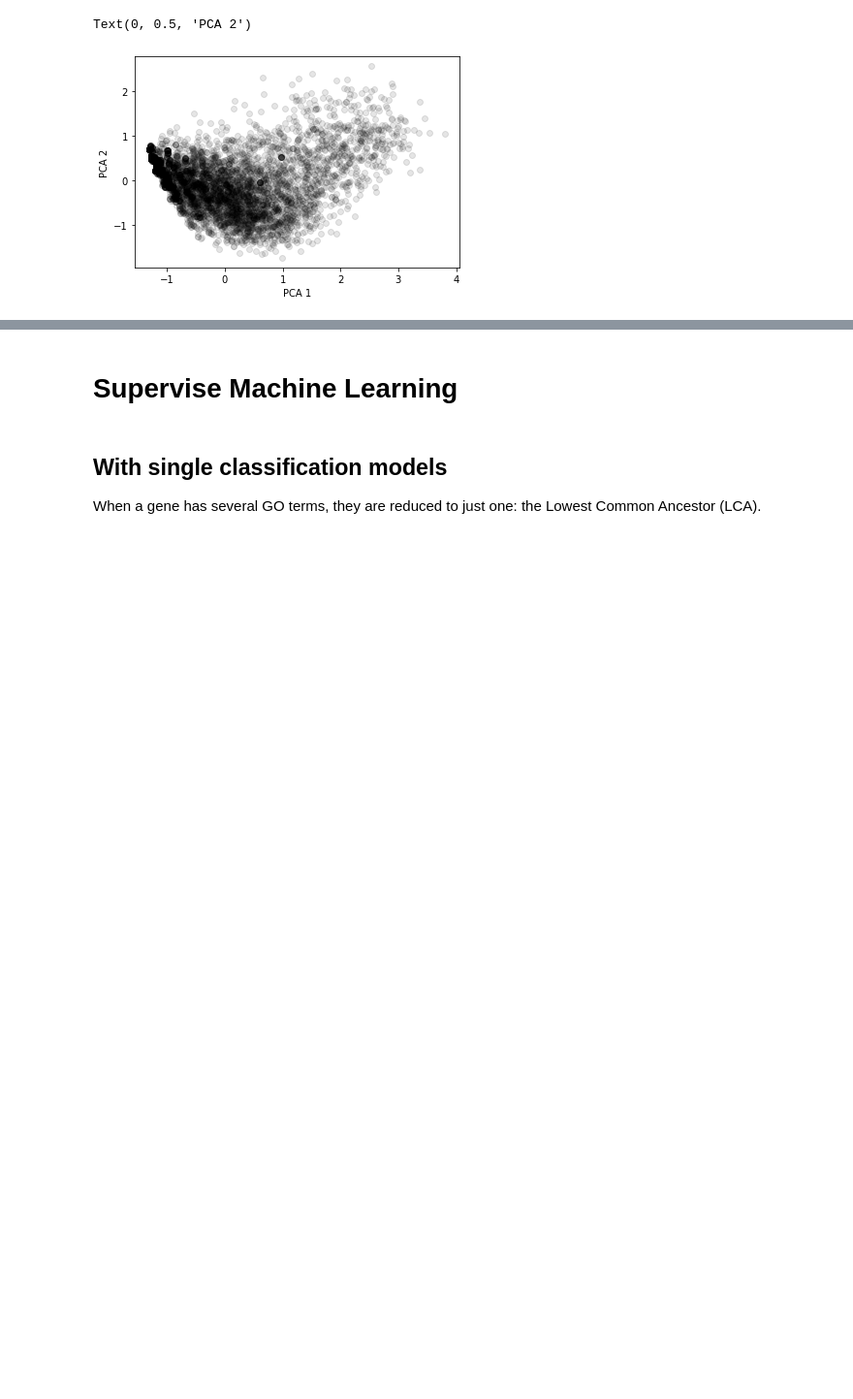
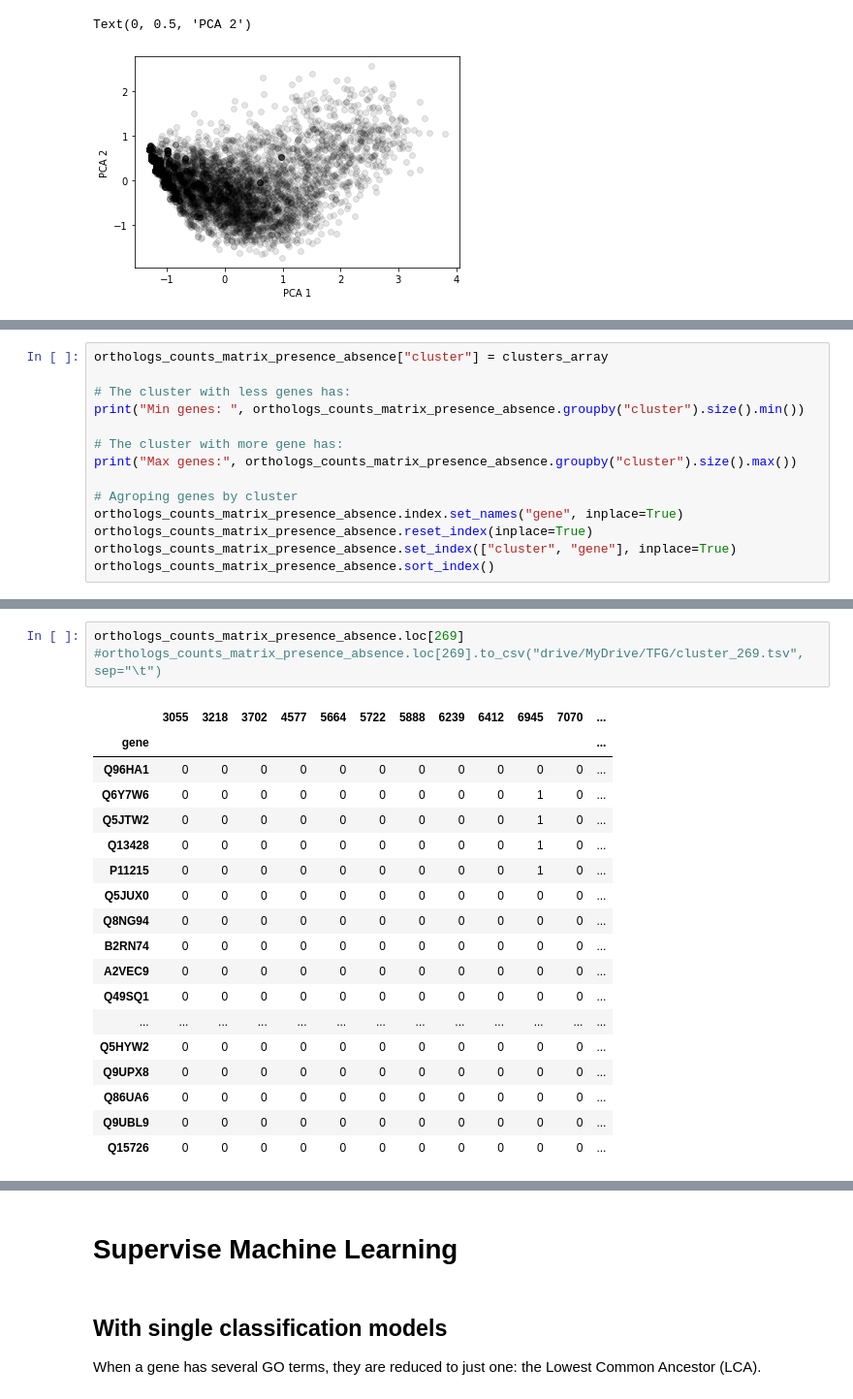
Before and after one commit to geovalexis/PP2GO, a Jupyter notebook: Methods.ipynb, the cells around one changed output, grey strips where cells are left out. Shown: that part at 97% size. Drawn from its saved outputs; the diff is of its cells as text; blank space fills up the shorter version.

```diff
--- a/Methods.ipynb
+++ b/Methods.ipynb
@@ -638,0 +703,14 @@ print(len(set(fcluster(Z, t=0, criterion='inconsistent'))))
+# %%
+orthologs_counts_matrix_presence_absence["cluster"] = clusters_array
+
+# The cluster with less genes has:
+print("Min genes: ", orthologs_counts_matrix_presence_absence.groupby("cluster").size().min())
+
+# The cluster with more gene has:
+print("Max genes:", orthologs_counts_matrix_presence_absence.groupby("cluster").size().max())
+
+# Agroping genes by cluster
+orthologs_counts_matrix_presence_absence.index.set_names("gene", inplace=True)
+orthologs_counts_matrix_presence_absence.reset_index(inplace=True)
+orthologs_counts_matrix_presence_absence.set_index(["cluster", "gene"], inplace=True)
+orthologs_counts_matrix_presence_absence.sort_index()
@@ -638,0 +757,22 @@ print(len(set(fcluster(Z, t=0, criterion='inconsistent'))))
+# %%
+orthologs_counts_matrix_presence_absence.loc[269]
+#orthologs_counts_matrix_presence_absence.loc[269].to_csv("drive/MyDrive/TFG/cluster_269.tsv", sep="\t")
+# %% [output]
+|  | 3055 | 3218 | 3702 | 4577 | 5664 | 5722 | 5888 | 6239 | 6412 | 6945 | 7070 | ... |
+| gene |  |  |  |  |  |  |  |  |  |  |  | ... |
+| Q96HA1 | 0 | 0 | 0 | 0 | 0 | 0 | 0 | 0 | 0 | 0 | 0 | ... |
+| Q6Y7W6 | 0 | 0 | 0 | 0 | 0 | 0 | 0 | 0 | 0 | 1 | 0 | ... |
+| Q5JTW2 | 0 | 0 | 0 | 0 | 0 | 0 | 0 | 0 | 0 | 1 | 0 | ... |
+| Q13428 | 0 | 0 | 0 | 0 | 0 | 0 | 0 | 0 | 0 | 1 | 0 | ... |
+| P11215 | 0 | 0 | 0 | 0 | 0 | 0 | 0 | 0 | 0 | 1 | 0 | ... |
+| Q5JUX0 | 0 | 0 | 0 | 0 | 0 | 0 | 0 | 0 | 0 | 0 | 0 | ... |
+| Q8NG94 | 0 | 0 | 0 | 0 | 0 | 0 | 0 | 0 | 0 | 0 | 0 | ... |
+| B2RN74 | 0 | 0 | 0 | 0 | 0 | 0 | 0 | 0 | 0 | 0 | 0 | ... |
+| A2VEC9 | 0 | 0 | 0 | 0 | 0 | 0 | 0 | 0 | 0 | 0 | 0 | ... |
+| Q49SQ1 | 0 | 0 | 0 | 0 | 0 | 0 | 0 | 0 | 0 | 0 | 0 | ... |
+| ... | ... | ... | ... | ... | ... | ... | ... | ... | ... | ... | ... | ... |
+| Q5HYW2 | 0 | 0 | 0 | 0 | 0 | 0 | 0 | 0 | 0 | 0 | 0 | ... |
+| Q9UPX8 | 0 | 0 | 0 | 0 | 0 | 0 | 0 | 0 | 0 | 0 | 0 | ... |
+| Q86UA6 | 0 | 0 | 0 | 0 | 0 | 0 | 0 | 0 | 0 | 0 | 0 | ... |
+| Q9UBL9 | 0 | 0 | 0 | 0 | 0 | 0 | 0 | 0 | 0 | 0 | 0 | ... |
+| Q15726 | 0 | 0 | 0 | 0 | 0 | 0 | 0 | 0 | 0 | 0 | 0 | ... |
```
Also changed, not shown: parts of 22 cells of this notebook.
